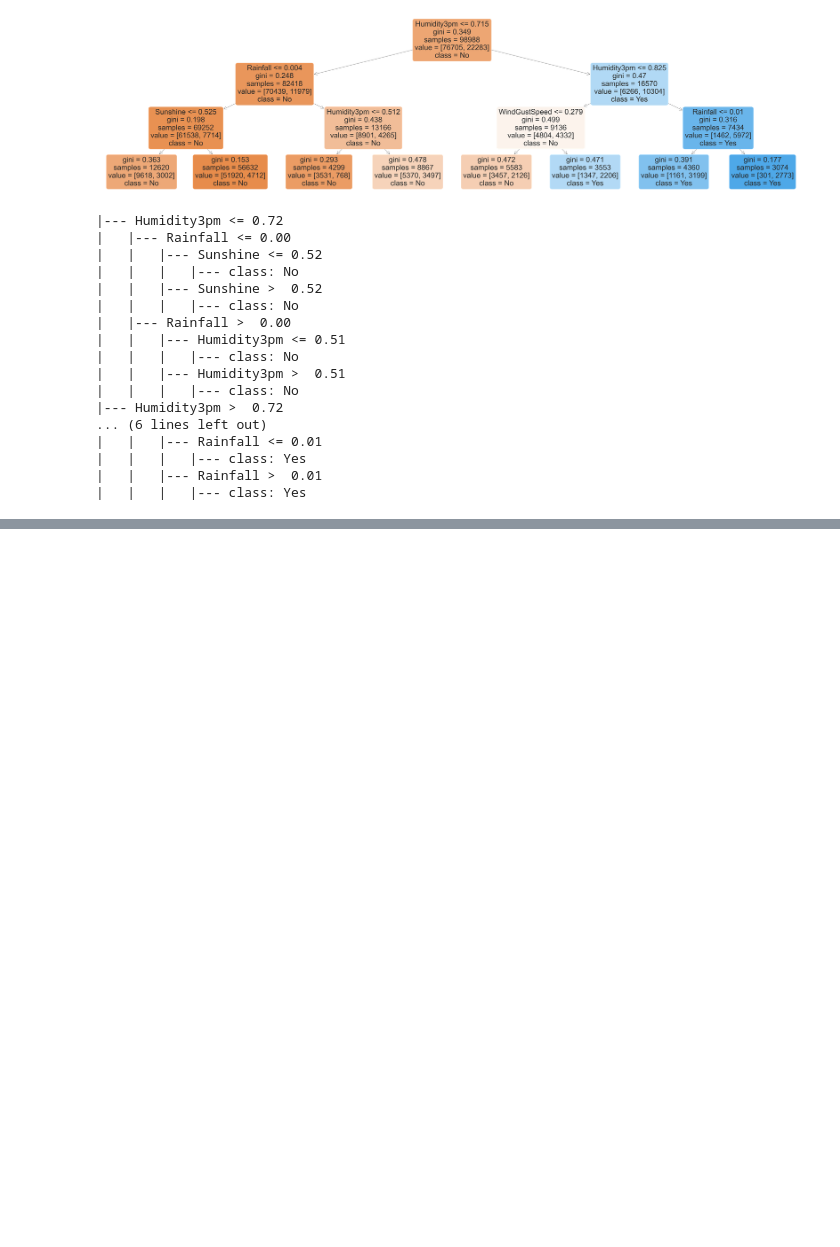
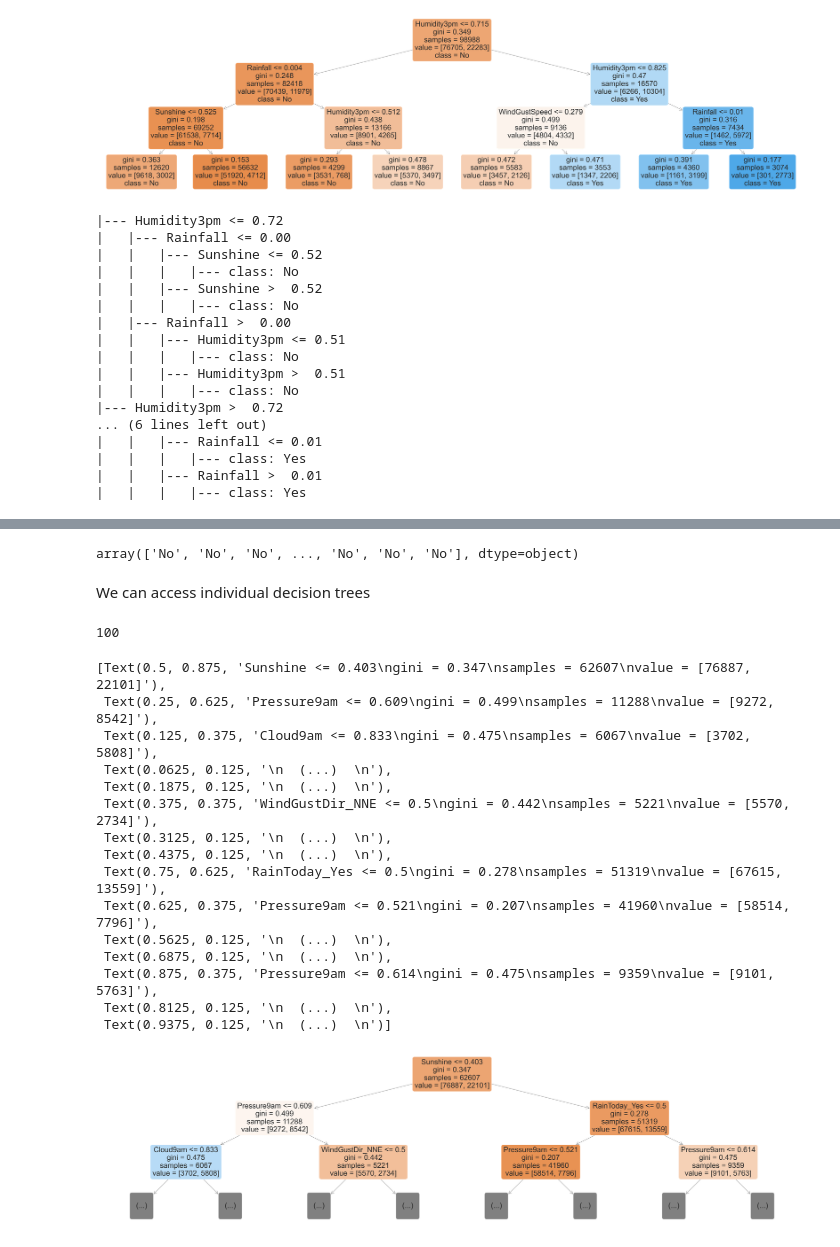
Before and after one commit to sebastianmb/MachineLearning, a Jupyter notebook: Project_course/DesicionTreesRandomForest/DesicionTreesAndRandomForest.ipynb, the cells around one changed output, grey strips where cells are left out. Drawn from its saved outputs; the diff is of its cells as text; code cells hidden in the pictures; blank space fills up the shorter version.

```diff
--- a/Project_course/DesicionTreesRandomForest/DesicionTreesAndRandomForest.ipynb
+++ b/Project_course/DesicionTreesRandomForest/DesicionTreesAndRandomForest.ipynb
@@ -463,0 +518,2 @@ print(export_text(model, feature_names=list(x_train.columns)))
+# %%
+model= DecisionTreeClassifier(max_leaf_nodes=128, random_state=42)
@@ -463,0 +561,5 @@ print(export_text(model, feature_names=list(x_train.columns)))
+# %%
+model = RandomForestClassifier(n_jobs=-1,random_state=42)
+# %%
+%%time
+model.fit(x_train, train_targets)
@@ -463,0 +589,30 @@ print(export_text(model, feature_names=list(x_train.columns)))
+# %%
+train_preds
+# %% [output]
+array(['No', 'No', 'No', ..., 'No', 'No', 'No'], dtype=object)
+# %% [markdown]
+We can access individual decision trees
+# %%
+len(model.estimators_)
+# %% [output]
+100
+# %%
+plt.figure(figsize=(80,20))
+plot_tree(model.estimators_[0], max_depth=2, feature_names=x_train.columns, filled=True, rounded=True)
+# %% [output]
+[Text(0.5, 0.875, 'Sunshine <= 0.403\ngini = 0.347\nsamples = 62607\nvalue = [76887, 22101]'),
+ Text(0.25, 0.625, 'Pressure9am <= 0.609\ngini = 0.499\nsamples = 11288\nvalue = [9272, 8542]'),
+ Text(0.125, 0.375, 'Cloud9am <= 0.833\ngini = 0.475\nsamples = 6067\nvalue = [3702, 5808]'),
+ Text(0.0625, 0.125, '\n  (...)  \n'),
+ Text(0.1875, 0.125, '\n  (...)  \n'),
+ Text(0.375, 0.375, 'WindGustDir_NNE <= 0.5\ngini = 0.442\nsamples = 5221\nvalue = [5570, 2734]'),
+ Text(0.3125, 0.125, '\n  (...)  \n'),
+ Text(0.4375, 0.125, '\n  (...)  \n'),
+ Text(0.75, 0.625, 'RainToday_Yes <= 0.5\ngini = 0.278\nsamples = 51319\nvalue = [67615, 13559]'),
+ Text(0.625, 0.375, 'Pressure9am <= 0.521\ngini = 0.207\nsamples = 41960\nvalue = [58514, 7796]'),
+ Text(0.5625, 0.125, '\n  (...)  \n'),
+ Text(0.6875, 0.125, '\n  (...)  \n'),
+ Text(0.875, 0.375, 'Pressure9am <= 0.614\ngini = 0.475\nsamples = 9359\nvalue = [9101, 5763]'),
+ Text(0.8125, 0.125, '\n  (...)  \n'),
+ Text(0.9375, 0.125, '\n  (...)  \n')]
+[figure, added]
```
Also changed, not shown: parts of 83 cells of this notebook, 10 other files.
